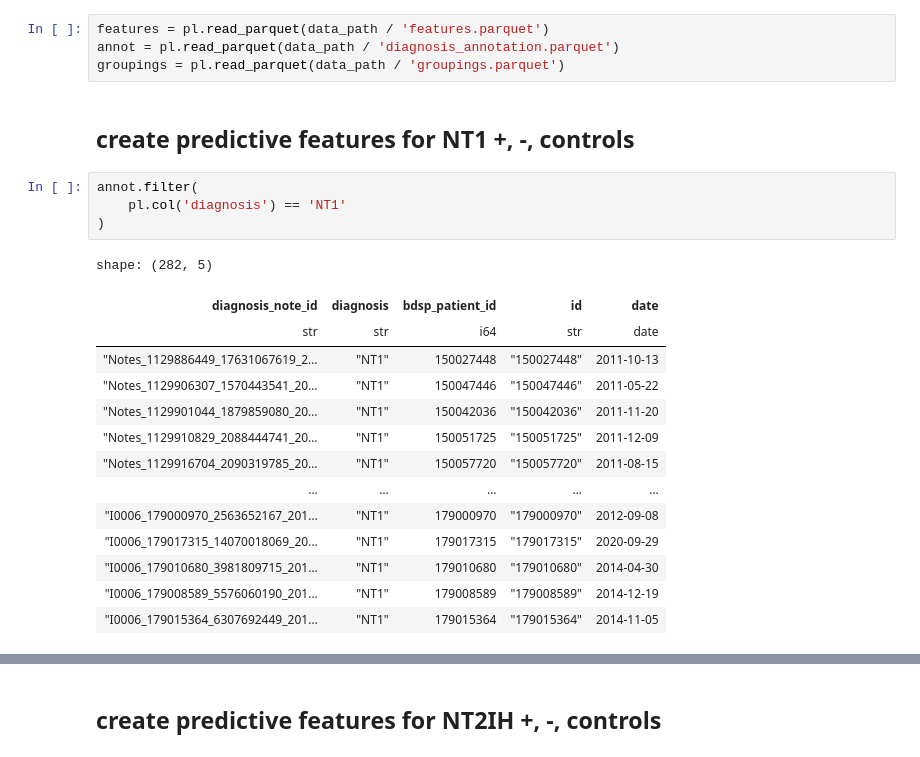
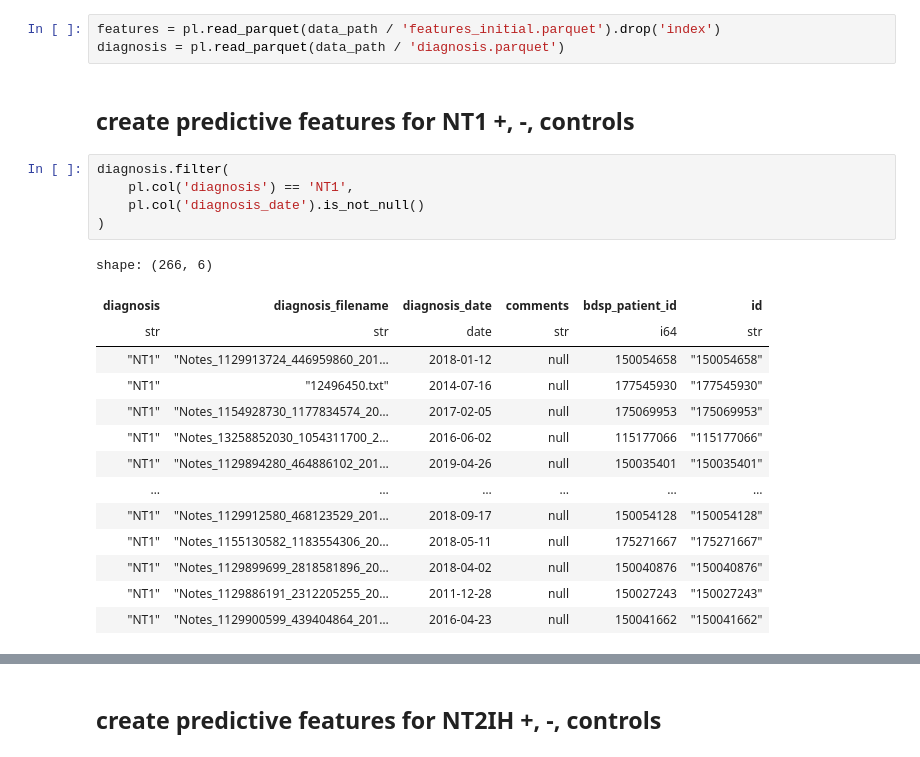
Before and after one commit to bdsp-core/NAX-Narcolepsy, a Jupyter notebook: predictive-modeling/predictive-model.ipynb, the cells around one changed output, grey strips where cells are left out. Saved outputs shown, nothing was run; the diff lists cells and outputs as text.

```diff
--- a/predictive-modeling/predictive-model.ipynb
+++ b/predictive-modeling/predictive-model.ipynb
@@ -14,28 +15,28 @@ data_path = Path('data/predictive-modeling') # path to data directory
 # example code to do this is provided in 'discriminative-modeling/discriminative-example.ipynb', final cell
 # the code here uses the features extracted from that notebook
 # %%
-features = pl.read_parquet(data_path / 'features.parquet')
-annot = pl.read_parquet(data_path / 'diagnosis_annotation.parquet')
-groupings = pl.read_parquet(data_path / 'groupings.parquet')
+features = pl.read_parquet(data_path / 'features_initial.parquet').drop('index')
+diagnosis = pl.read_parquet(data_path / 'diagnosis.parquet')
 # %% [markdown]
 ## create predictive features for NT1 +, -, controls
 # %%
-annot.filter(
-    pl.col('diagnosis') == 'NT1'
+diagnosis.filter(
+    pl.col('diagnosis') == 'NT1',
+    pl.col('diagnosis_date').is_not_null()
 )
 # %% [output]
-shape: (282, 5)
+shape: (266, 6)
-| diagnosis_note_id | diagnosis | bdsp_patient_id | id | date |
-| str | str | i64 | str | date |
-| "Notes_1129886449_17631067619_2… | "NT1" | 150027448 | "150027448" | 2011-10-13 |
-| "Notes_1129906307_1570443541_20… | "NT1" | 150047446 | "150047446" | 2011-05-22 |
-| "Notes_1129901044_1879859080_20… | "NT1" | 150042036 | "150042036" | 2011-11-20 |
-| "Notes_1129910829_2088444741_20… | "NT1" | 150051725 | "150051725" | 2011-12-09 |
-| "Notes_1129916704_2090319785_20… | "NT1" | 150057720 | "150057720" | 2011-08-15 |
-| … | … | … | … | … |
-| "I0006_179000970_2563652167_201… | "NT1" | 179000970 | "179000970" | 2012-09-08 |
-| "I0006_179017315_14070018069_20… | "NT1" | 179017315 | "179017315" | 2020-09-29 |
-| "I0006_179010680_3981809715_201… | "NT1" | 179010680 | "179010680" | 2014-04-30 |
-| "I0006_179008589_5576060190_201… | "NT1" | 179008589 | "179008589" | 2014-12-19 |
-| "I0006_179015364_6307692449_201… | "NT1" | 179015364 | "179015364" | 2014-11-05 |
+| diagnosis | diagnosis_filename | diagnosis_date | comments | bdsp_patient_id | id |
+| str | str | date | str | i64 | str |
+| "NT1" | "Notes_1129913724_446959860_201… | 2018-01-12 | null | 150054658 | "150054658" |
+| "NT1" | "12496450.txt" | 2014-07-16 | null | 177545930 | "177545930" |
+| "NT1" | "Notes_1154928730_1177834574_20… | 2017-02-05 | null | 175069953 | "175069953" |
+| "NT1" | "Notes_13258852030_1054311700_2… | 2016-06-02 | null | 115177066 | "115177066" |
+| "NT1" | "Notes_1129894280_464886102_201… | 2019-04-26 | null | 150035401 | "150035401" |
+| … | … | … | … | … | … |
+| "NT1" | "Notes_1129912580_468123529_201… | 2018-09-17 | null | 150054128 | "150054128" |
+| "NT1" | "Notes_1155130582_1183554306_20… | 2018-05-11 | null | 175271667 | "175271667" |
+| "NT1" | "Notes_1129899699_2818581896_20… | 2018-04-02 | null | 150040876 | "150040876" |
+| "NT1" | "Notes_1129886191_2312205255_20… | 2011-12-28 | null | 150027243 | "150027243" |
+| "NT1" | "Notes_1129900599_439404864_201… | 2016-04-23 | null | 150041662 | "150041662" |
 # %%
```
Also changed, not shown: parts of 4 cells of this notebook, 12 other files.
